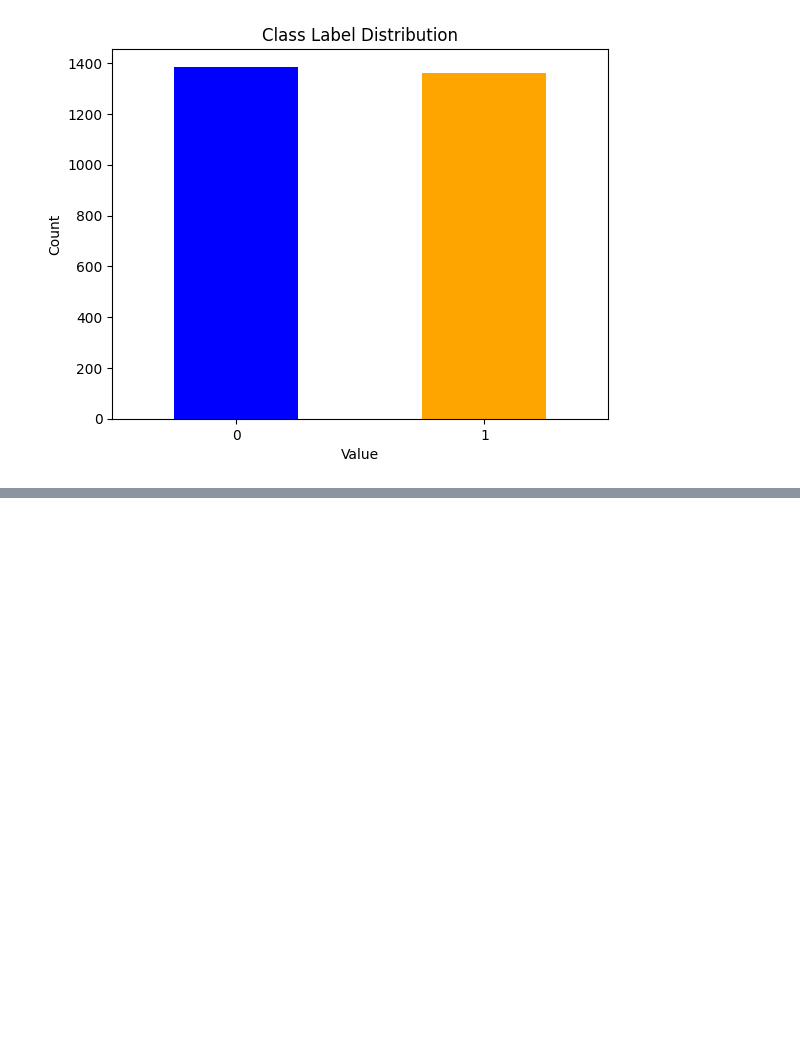
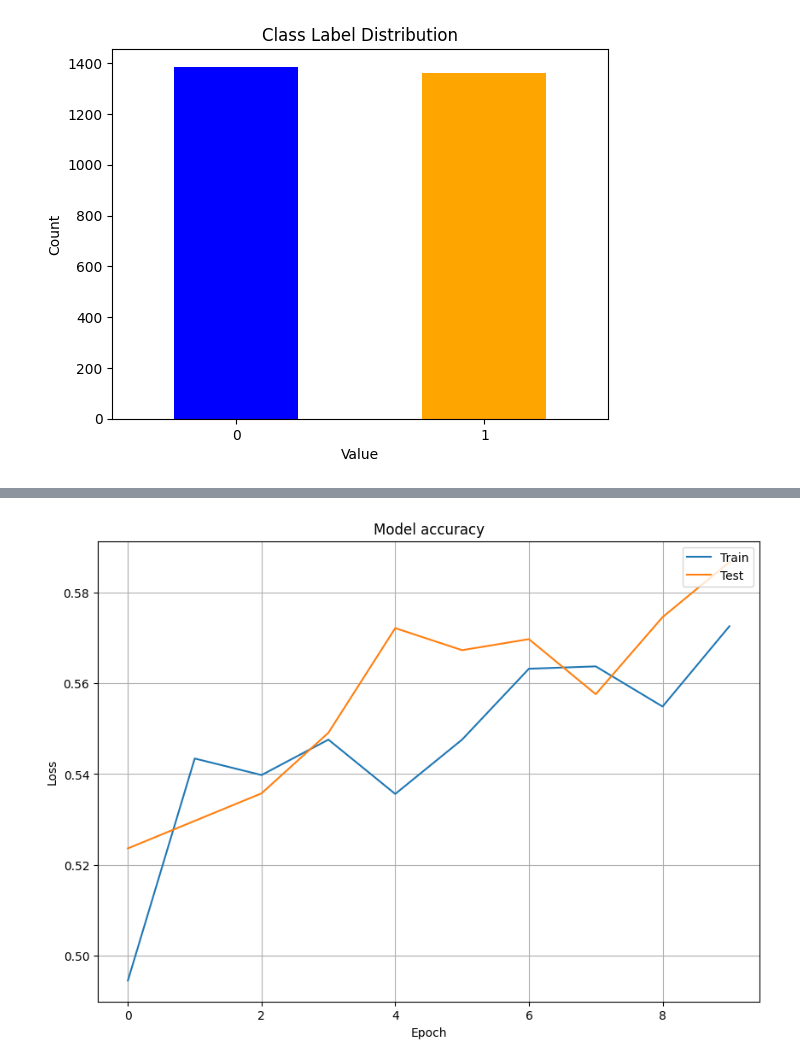
Before and after one commit to k3v1n-KI/semtement_analyzer, a Jupyter notebook: ml_model.ipynb, the cells around one changed output, grey strips where cells are left out. Drawn from its saved outputs; the diff is of its cells as text; code cells hidden in the pictures; blank space fills up the shorter version.

```diff
--- a/ml_model.ipynb
+++ b/ml_model.ipynb
@@ -82,0 +217,14 @@ df_reviews[df_reviews["sentiment"] == 1]
+# %%
+# Visualize the results:
+plt.figure(figsize=(10, 7))
+
+plt.plot(history.history['accuracy'])
+plt.plot(history.history['val_accuracy'])
+plt.title('Model accuracy')
+plt.ylabel('Loss')
+plt.xlabel('Epoch')
+plt.grid(True)
+plt.legend(['Train', 'Test'], loc='upper right')
+plt.show()
+# %% [output]
+[figure, added]
```
Also changed, not shown: parts of 17 cells of this notebook, 1 other file.
